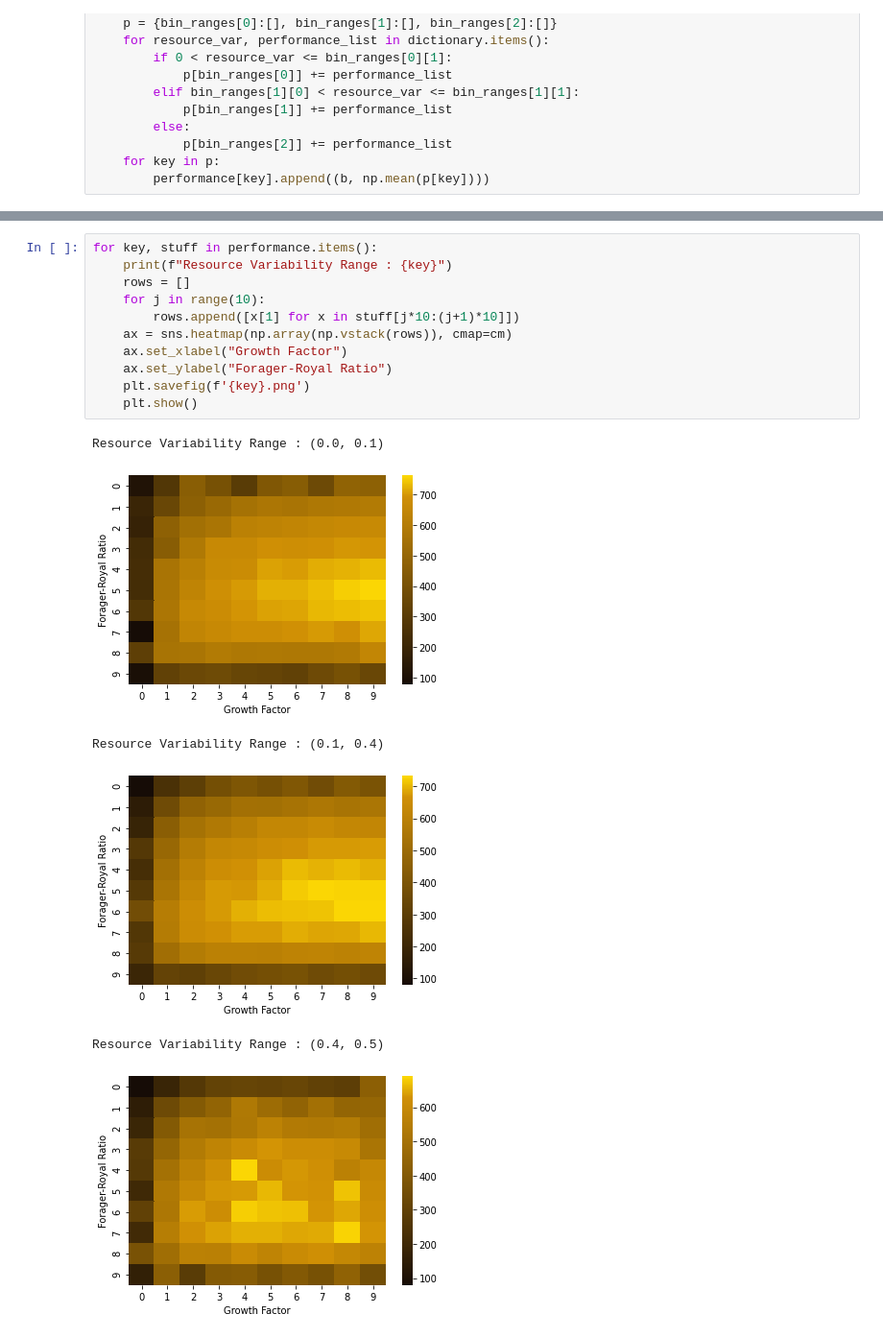
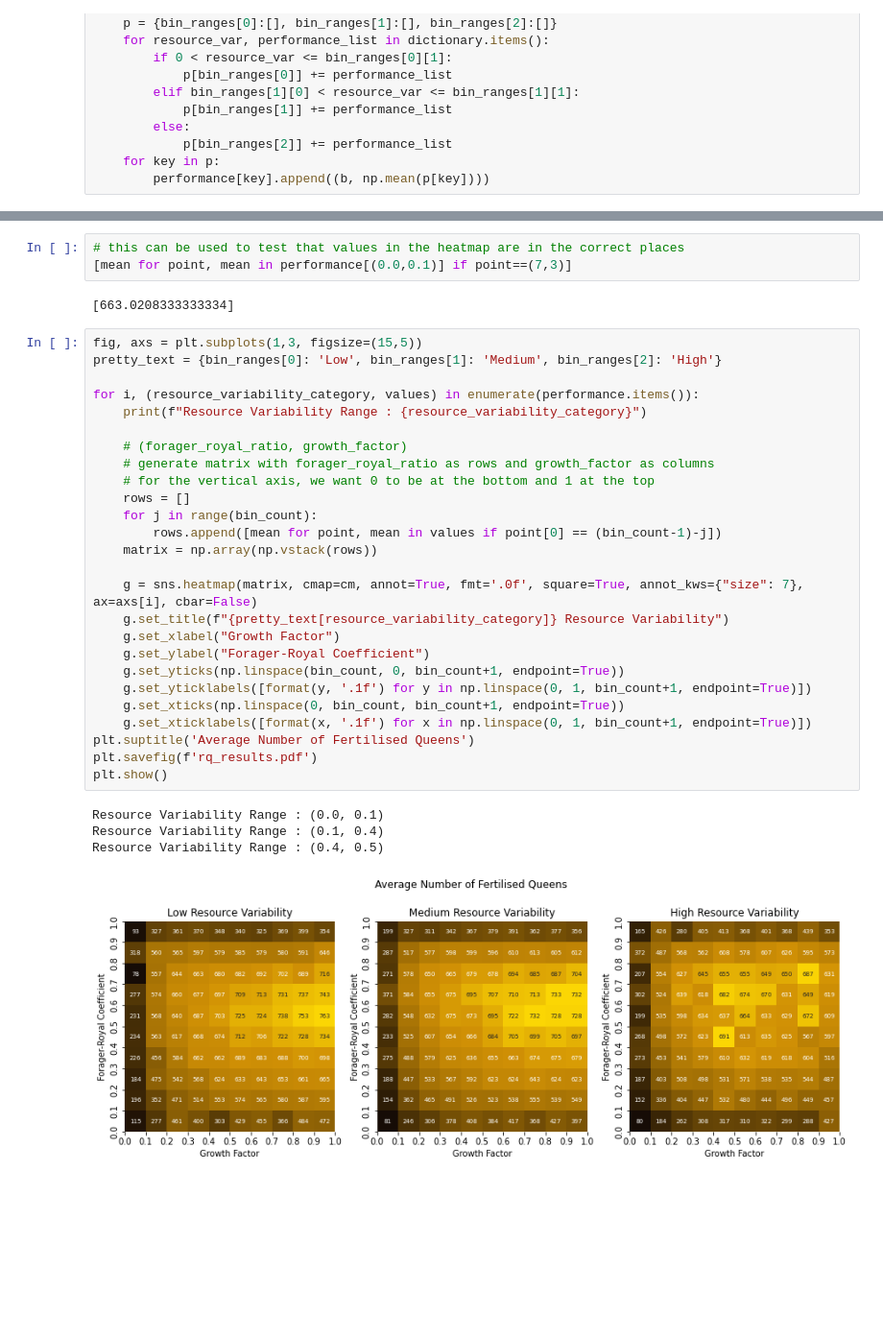
Before and after one commit to AnkurSatya/uva_abm_bumblebee, a Jupyter notebook: bumblebee_evolution/results/Global Sensitivity Analysis.ipynb, the cells around one changed output, grey strips where cells are left out. Shown at 96% size. Drawn from its saved outputs; the diff is of its cells as text; blank space fills up the shorter version.

Commit message:
Improve heatmaps

```diff
--- a/bumblebee_evolution/results/Global Sensitivity Analysis.ipynb
+++ b/bumblebee_evolution/results/Global Sensitivity Analysis.ipynb
@@ -219,21 +222,39 @@ th = [0, 0.9, 1]
 
 cdict = NonLinCdict(th, hc)
 cm = LinearSegmentedColormap('test', cdict)
+# %%
+# this can be used to test that values in the heatmap are in the correct places
+[mean for point, mean in performance[(0.0,0.1)] if point==(7,3)]
+# %% [output]
+[663.0208333333334]
 # %%
-for key, stuff in performance.items():
-    print(f"Resource Variability Range : {key}")
+fig, axs = plt.subplots(1,3, figsize=(15,5))
+pretty_text = {bin_ranges[0]: 'Low', bin_ranges[1]: 'Medium', bin_ranges[2]: 'High'}
+
+for i, (resource_variability_category, values) in enumerate(performance.items()):
+    print(f"Resource Variability Range : {resource_variability_category}")
+
+    # (forager_royal_ratio, growth_factor)
+    # generate matrix with forager_royal_ratio as rows and growth_factor as columns
+    # for the vertical axis, we want 0 to be at the bottom and 1 at the top
     rows = []
-    for j in range(10):
-        rows.append([x[1] for x in stuff[j*10:(j+1)*10]])
-    ax = sns.heatmap(np.array(np.vstack(rows)), cmap=cm)
-    ax.set_xlabel("Growth Factor")
-    ax.set_ylabel("Forager-Royal Ratio")
-    plt.savefig(f'{key}.png')
-    plt.show()
+    for j in range(bin_count):
+        rows.append([mean for point, mean in values if point[0] == (bin_count-1)-j])
+    matrix = np.array(np.vstack(rows))
+
+    g = sns.heatmap(matrix, cmap=cm, annot=True, fmt='.0f', square=True, annot_kws={"size": 7}, ax=axs[i], cbar=False)
+    g.set_title(f"{pretty_text[resource_variability_category]} Resource Variability")
+    g.set_xlabel("Growth Factor")
+    g.set_ylabel("Forager-Royal Coefficient")
+    g.set_yticks(np.linspace(bin_count, 0, bin_count+1, endpoint=True))
+    g.set_yticklabels([format(y, '.1f') for y in np.linspace(0, 1, bin_count+1, endpoint=True)])
+    g.set_xticks(np.linspace(0, bin_count, bin_count+1, endpoint=True))
+    g.set_xticklabels([format(x, '.1f') for x in np.linspace(0, 1, bin_count+1, endpoint=True)])
+plt.suptitle('Average Number of Fertilised Queens')
+plt.savefig(f'rq_results.pdf')
+plt.show()
 # %% [output]
 Resource Variability Range : (0.0, 0.1)
+Resource Variability Range : (0.1, 0.4)
+Resource Variability Range : (0.4, 0.5)
-[figure, old version]
+[figure, new version]
-Resource Variability Range : (0.1, 0.4)
-[figure, removed]
-Resource Variability Range : (0.4, 0.5)
-[figure, removed]
```
Also changed, not shown: parts of 3 cells of this notebook.
